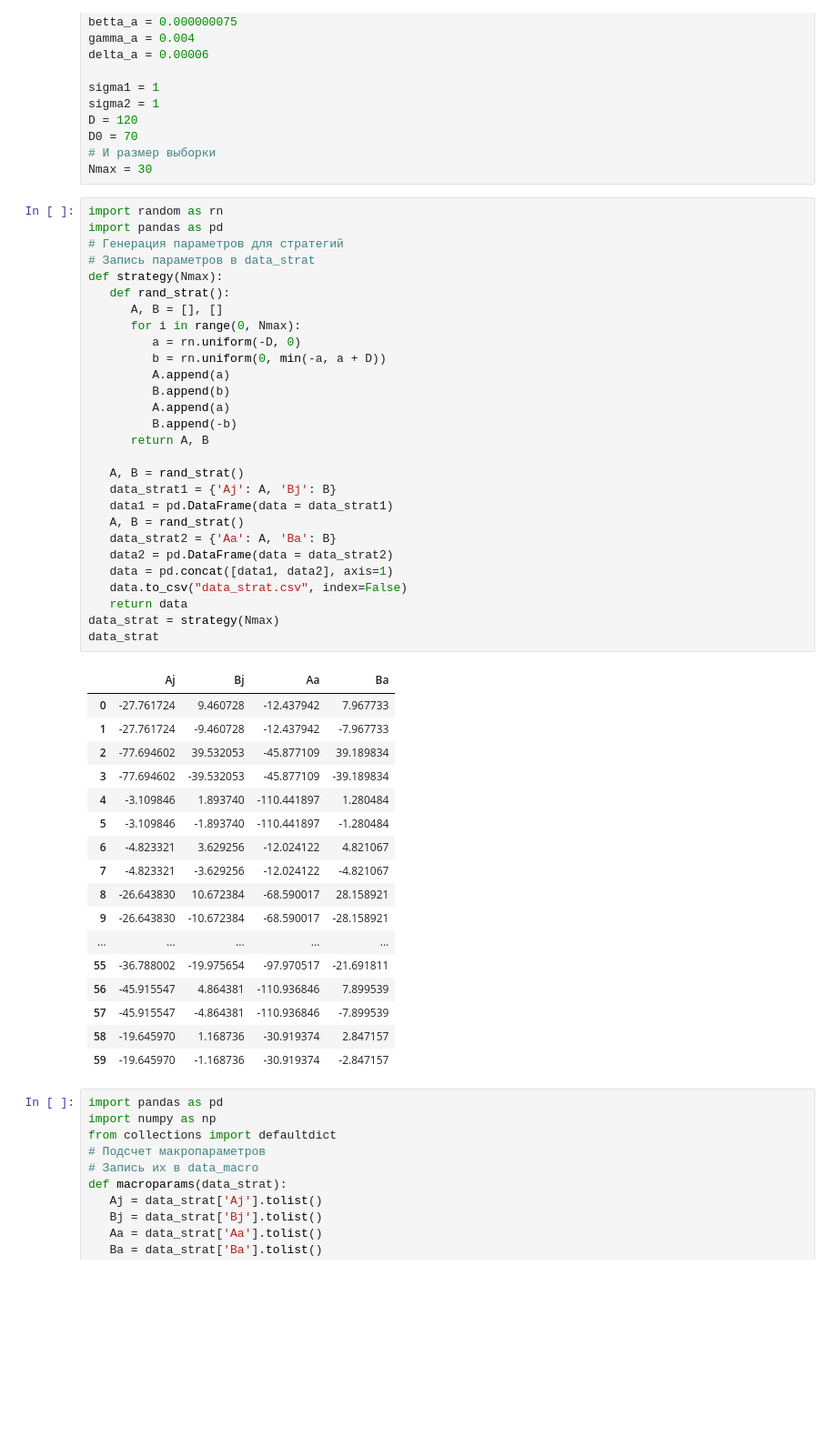
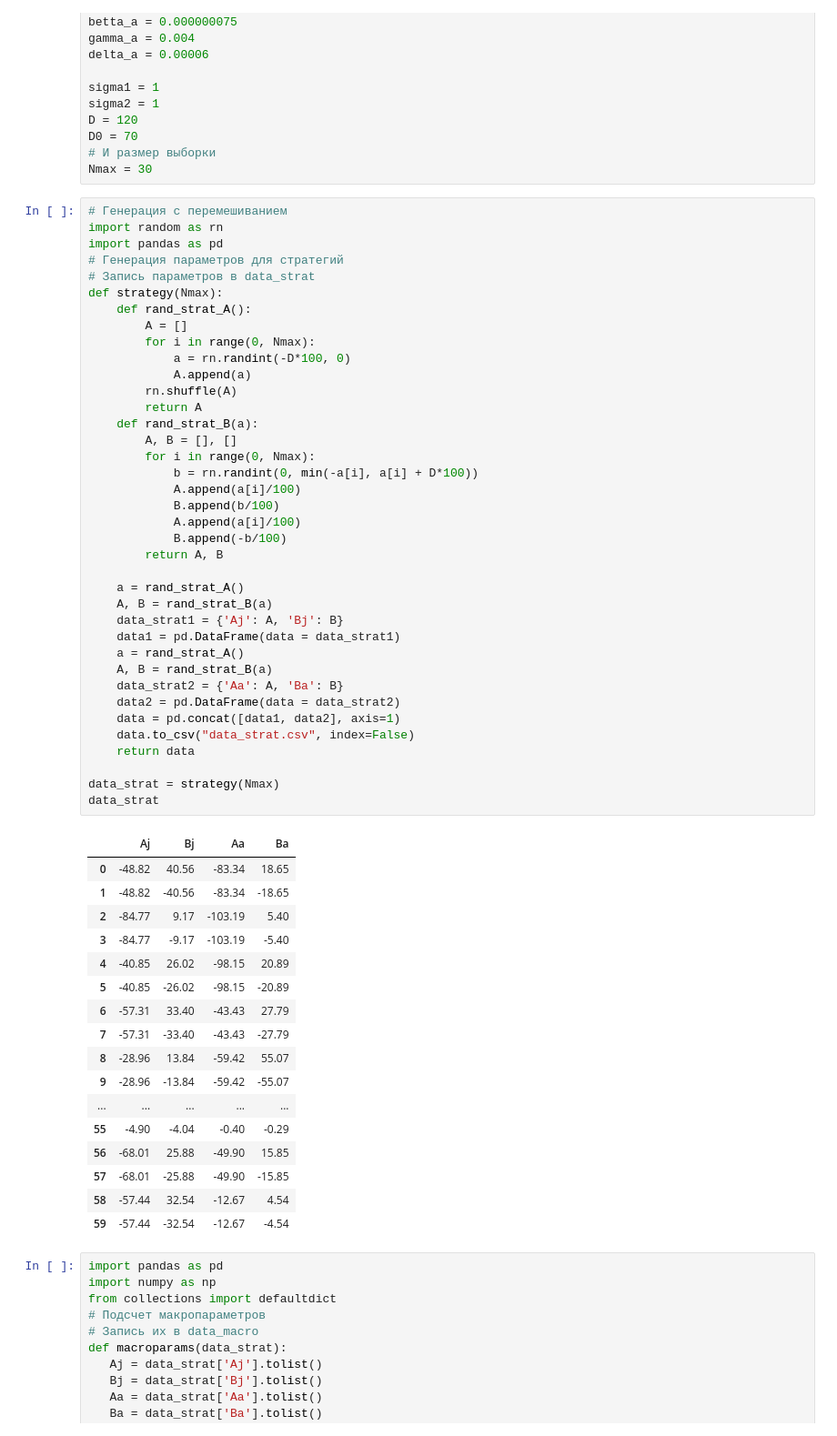
Before and after one commit to Breketov/MMPO, a Jupyter notebook: Project_MMPO copy.ipynb, the cells around one changed output. Shown at 91% size. Cells and saved outputs as stored; diff of their text form; blank space fills up the shorter version.

```diff
--- a/Project_MMPO copy.ipynb
+++ b/Project_MMPO copy.ipynb
@@ -191,51 +191,61 @@ D0 = 70
 # И размер выборки
 Nmax = 30
 # %%
+# Генерация с перемешиванием
 import random as rn
 import pandas as pd
 # Генерация параметров для стратегий
 # Запись параметров в data_strat
 def strategy(Nmax):
-   def rand_strat():
-      A, B = [], []
-      for i in range(0, Nmax):
-         a = rn.uniform(-D, 0)
-         b = rn.uniform(0, min(-a, a + D))
-         A.append(a)
-         B.append(b)
-         A.append(a)
-         B.append(-b)
-      return A, B
+    def rand_strat_A():
+        A = []
+        for i in range(0, Nmax):
+            a = rn.randint(-D*100, 0)
+            A.append(a)
+        rn.shuffle(A)
+        return A
+    def rand_strat_B(a):
+        A, B = [], []
+        for i in range(0, Nmax):
+            b = rn.randint(0, min(-a[i], a[i] + D*100))
+            A.append(a[i]/100)
+            B.append(b/100)
+            A.append(a[i]/100)
+            B.append(-b/100)
+        return A, B
 
-   A, B = rand_strat()
-   data_strat1 = {'Aj': A, 'Bj': B}
-   data1 = pd.DataFrame(data = data_strat1)
-   A, B = rand_strat()
-   data_strat2 = {'Aa': A, 'Ba': B}
-   data2 = pd.DataFrame(data = data_strat2)
-   data = pd.concat([data1, data2], axis=1)
-   data.to_csv("data_strat.csv", index=False)
-   return data
+    a = rand_strat_A()
+    A, B = rand_strat_B(a)
+    data_strat1 = {'Aj': A, 'Bj': B}
+    data1 = pd.DataFrame(data = data_strat1)
+    a = rand_strat_A()
+    A, B = rand_strat_B(a)
+    data_strat2 = {'Aa': A, 'Ba': B}
+    data2 = pd.DataFrame(data = data_strat2)
+    data = pd.concat([data1, data2], axis=1)
+    data.to_csv("data_strat.csv", index=False)
+    return data
+
 data_strat = strategy(Nmax)
 data_strat
 # %% [output]
 |  | Aj | Bj | Aa | Ba |
-| 0 | -27.761724 | 9.460728 | -12.437942 | 7.967733 |
-| 1 | -27.761724 | -9.460728 | -12.437942 | -7.967733 |
-| 2 | -77.694602 | 39.532053 | -45.877109 | 39.189834 |
-| 3 | -77.694602 | -39.532053 | -45.877109 | -39.189834 |
-| 4 | -3.109846 | 1.893740 | -110.441897 | 1.280484 |
-| 5 | -3.109846 | -1.893740 | -110.441897 | -1.280484 |
-| 6 | -4.823321 | 3.629256 | -12.024122 | 4.821067 |
-| 7 | -4.823321 | -3.629256 | -12.024122 | -4.821067 |
-| 8 | -26.643830 | 10.672384 | -68.590017 | 28.158921 |
-| 9 | -26.643830 | -10.672384 | -68.590017 | -28.158921 |
+| 0 | -48.82 | 40.56 | -83.34 | 18.65 |
+| 1 | -48.82 | -40.56 | -83.34 | -18.65 |
+| 2 | -84.77 | 9.17 | -103.19 | 5.40 |
+| 3 | -84.77 | -9.17 | -103.19 | -5.40 |
+| 4 | -40.85 | 26.02 | -98.15 | 20.89 |
+| 5 | -40.85 | -26.02 | -98.15 | -20.89 |
+| 6 | -57.31 | 33.40 | -43.43 | 27.79 |
+| 7 | -57.31 | -33.40 | -43.43 | -27.79 |
+| 8 | -28.96 | 13.84 | -59.42 | 55.07 |
+| 9 | -28.96 | -13.84 | -59.42 | -55.07 |
 | ... | ... | ... | ... | ... |
-| 55 | -36.788002 | -19.975654 | -97.970517 | -21.691811 |
-| 56 | -45.915547 | 4.864381 | -110.936846 | 7.899539 |
-| 57 | -45.915547 | -4.864381 | -110.936846 | -7.899539 |
-| 58 | -19.645970 | 1.168736 | -30.919374 | 2.847157 |
-| 59 | -19.645970 | -1.168736 | -30.919374 | -2.847157 |
+| 55 | -4.90 | -4.04 | -0.40 | -0.29 |
+| 56 | -68.01 | 25.88 | -49.90 | 15.85 |
+| 57 | -68.01 | -25.88 | -49.90 | -15.85 |
+| 58 | -57.44 | 32.54 | -12.67 | 4.54 |
+| 59 | -57.44 | -32.54 | -12.67 | -4.54 |
 # %%
 import pandas as pd
 import numpy as np
```
Also changed, not shown: parts of 9 cells of this notebook, 15 other files.
